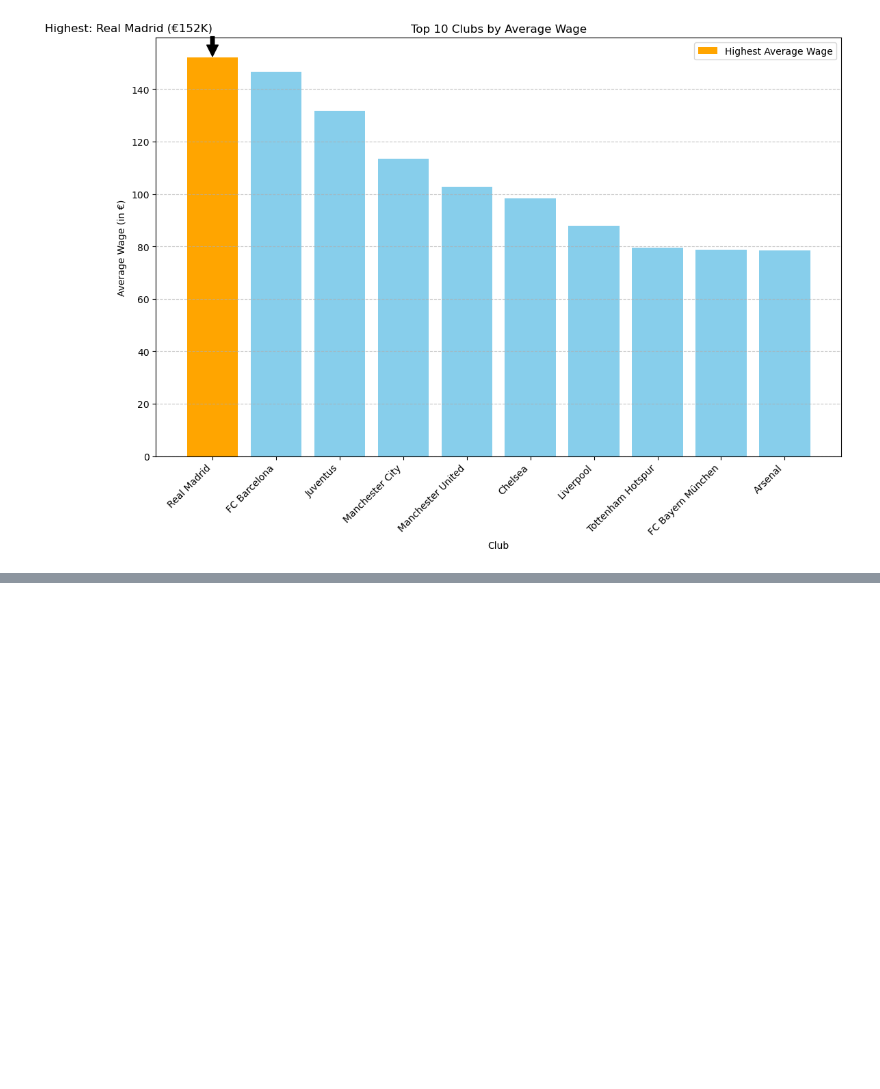
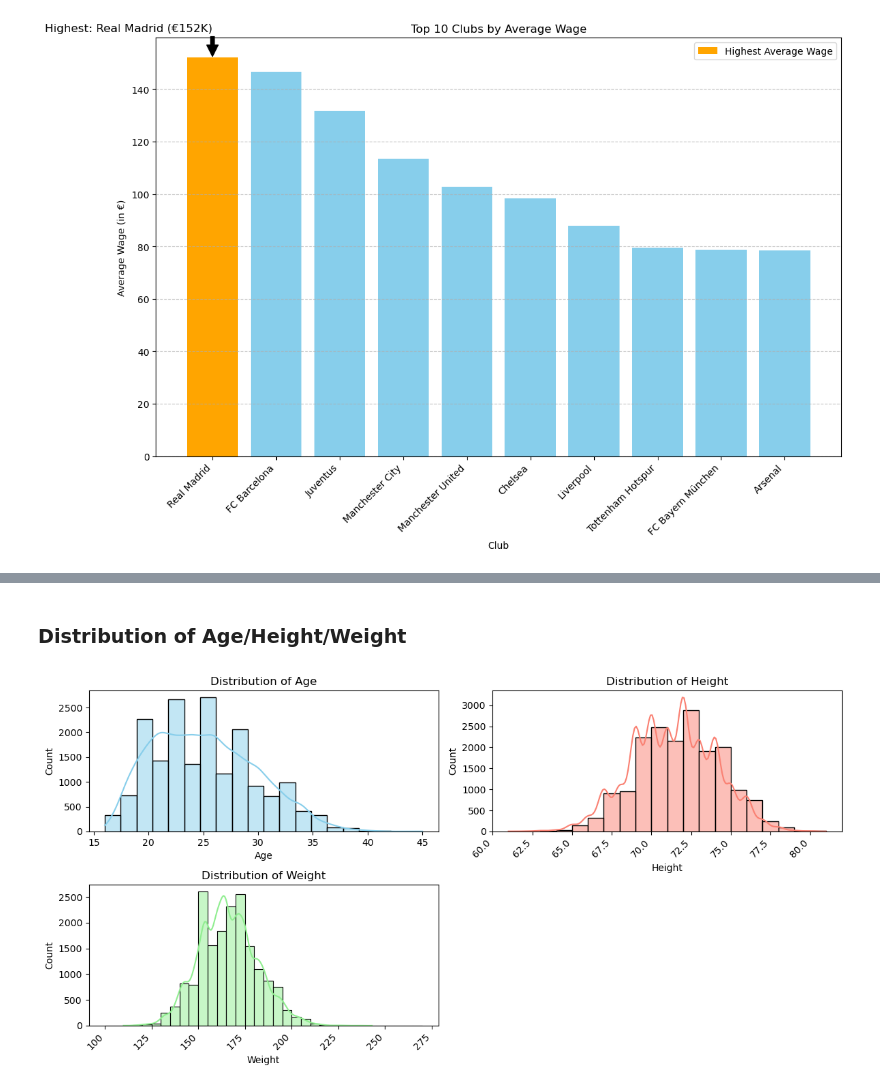
Before and after one commit to chrishunt11/Fifa_Fun, a Jupyter notebook: Fifa Fun.ipynb, the cells around one changed output, grey strips where cells are left out. Drawn from its saved outputs; the diff is of its cells as text; code cells hidden in the pictures; blank space fills up the shorter version.

```diff
--- a/Fifa Fun.ipynb
+++ b/Fifa Fun.ipynb
@@ -243,0 +246,34 @@ plt.show()
+# %% [markdown]
+### Distribution of Age/Height/Weight
+# %%
+import matplotlib.pyplot as plt
+import seaborn as sns
+
+# Sort the DataFrame by Height
+df_sorted_height = df.sort_values('Height', ascending=True)
+
+# Plotting the distribution of Age
+plt.figure(figsize=(12, 6))
+plt.subplot(2, 2, 1)
+sns.histplot(df['Age'], bins=20, kde=True, color='skyblue')
+plt.title('Distribution of Age')
+
+# Plotting the distribution of Height
+plt.subplot(2, 2, 2)
+sns.histplot(df_sorted_height['Height'], bins=20, kde=True, color='salmon')
+plt.title('Distribution of Height')
+plt.xticks(rotation=45, ha='right')  # Rotate x-axis labels for better readability
+
+# Sort the DataFrame by Weight
+df_sorted_weight = df.sort_values('Weight', ascending=False)
+
+# Plotting the distribution of Weight using Seaborn histplot
+plt.subplot(2, 2, 3)
+sns.histplot(df_sorted_weight['Weight'], bins=range(100, 275, 5), kde=True, color='lightgreen', edgecolor='black')
+plt.title('Distribution of Weight')
+plt.xticks(rotation=45, ha='right')  # Rotate x-axis labels for better readability
+
+plt.tight_layout()
+plt.show()
+# %% [output]
+[figure, added]
```
Also changed, not shown: parts of 16 cells of this notebook.
